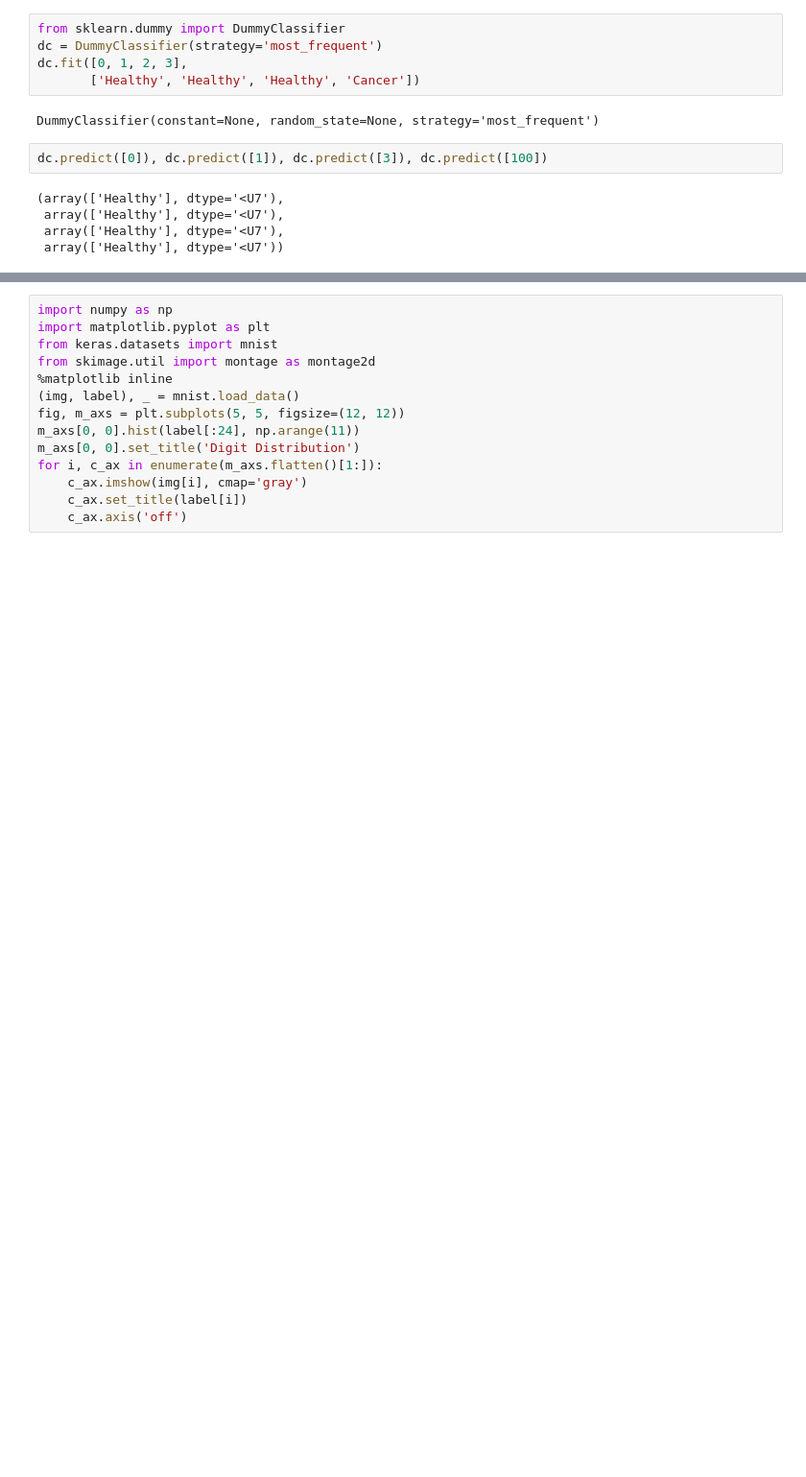
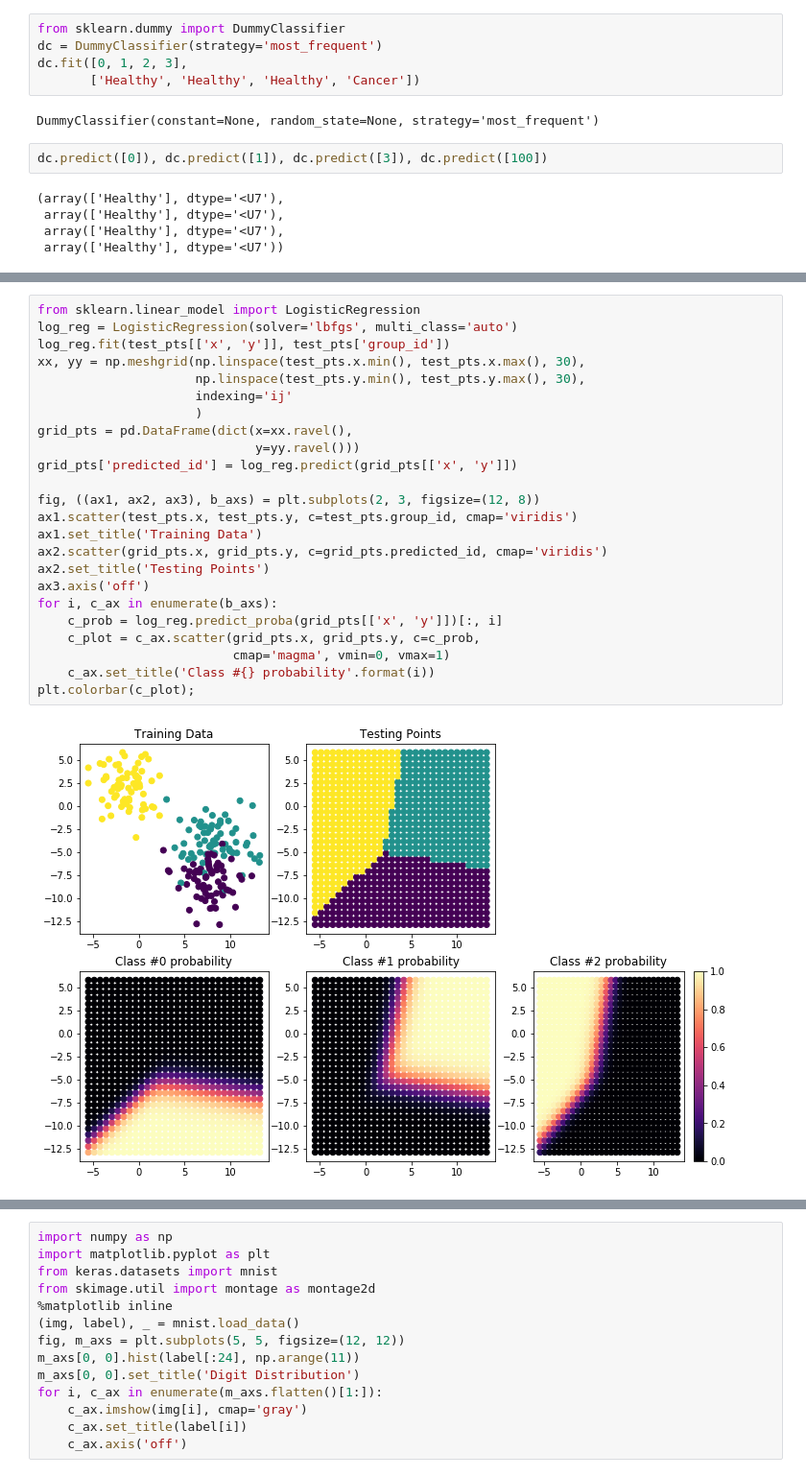
Before and after one commit to kmader/MNT_Lectures2019, a Jupyter notebook: Lecture1/Datasets.ipynb, the cells around one changed output, grey strips where cells are left out. Shown at 96% size. Cells and saved outputs as stored; diff of their text form; blank space fills up the shorter version.

```diff
--- a/Lecture1/Datasets.ipynb
+++ b/Lecture1/Datasets.ipynb
@@ -474,0 +592,26 @@ dc.predict([0]), dc.predict([1]), dc.predict([3]), dc.predict([100])
+# %%
+from sklearn.linear_model import LogisticRegression
+log_reg = LogisticRegression(solver='lbfgs', multi_class='auto')
+log_reg.fit(test_pts[['x', 'y']], test_pts['group_id'])
+xx, yy = np.meshgrid(np.linspace(test_pts.x.min(), test_pts.x.max(), 30),
+                     np.linspace(test_pts.y.min(), test_pts.y.max(), 30),
+                     indexing='ij'
+                     )
+grid_pts = pd.DataFrame(dict(x=xx.ravel(),
+                             y=yy.ravel()))
+grid_pts['predicted_id'] = log_reg.predict(grid_pts[['x', 'y']])
+
+fig, ((ax1, ax2, ax3), b_axs) = plt.subplots(2, 3, figsize=(12, 8))
+ax1.scatter(test_pts.x, test_pts.y, c=test_pts.group_id, cmap='viridis')
+ax1.set_title('Training Data')
+ax2.scatter(grid_pts.x, grid_pts.y, c=grid_pts.predicted_id, cmap='viridis')
+ax2.set_title('Testing Points')
+ax3.axis('off')
+for i, c_ax in enumerate(b_axs):
+    c_prob = log_reg.predict_proba(grid_pts[['x', 'y']])[:, i]
+    c_plot = c_ax.scatter(grid_pts.x, grid_pts.y, c=c_prob,
+                          cmap='magma', vmin=0, vmax=1)
+    c_ax.set_title('Class #{} probability'.format(i))
+plt.colorbar(c_plot);
+# %% [output]
+[figure, added]
```
Also changed, not shown: parts of 30 cells of this notebook.
